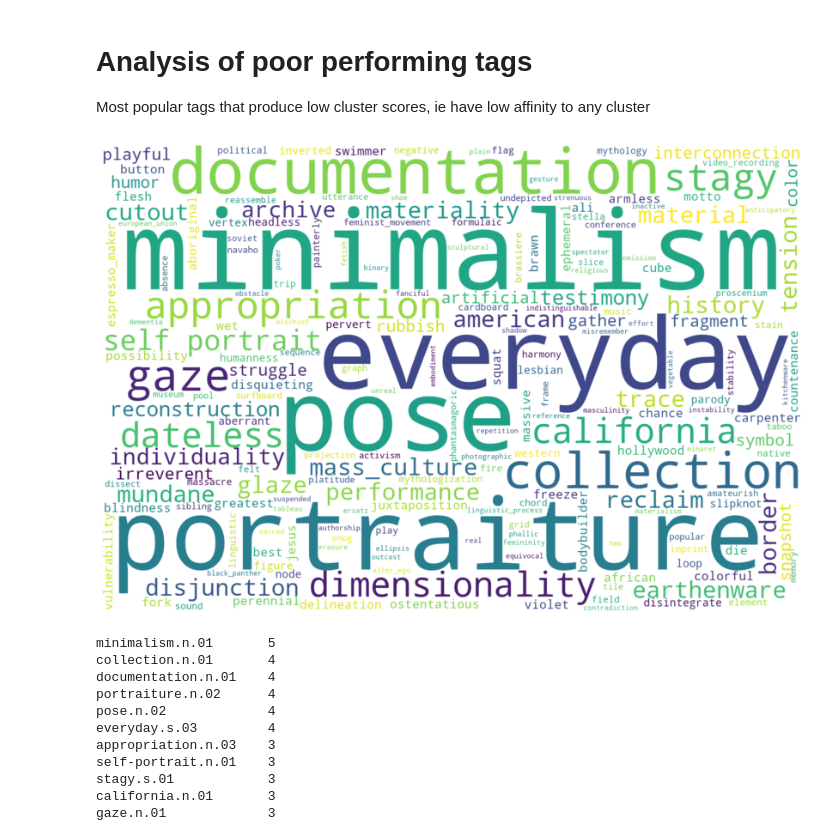
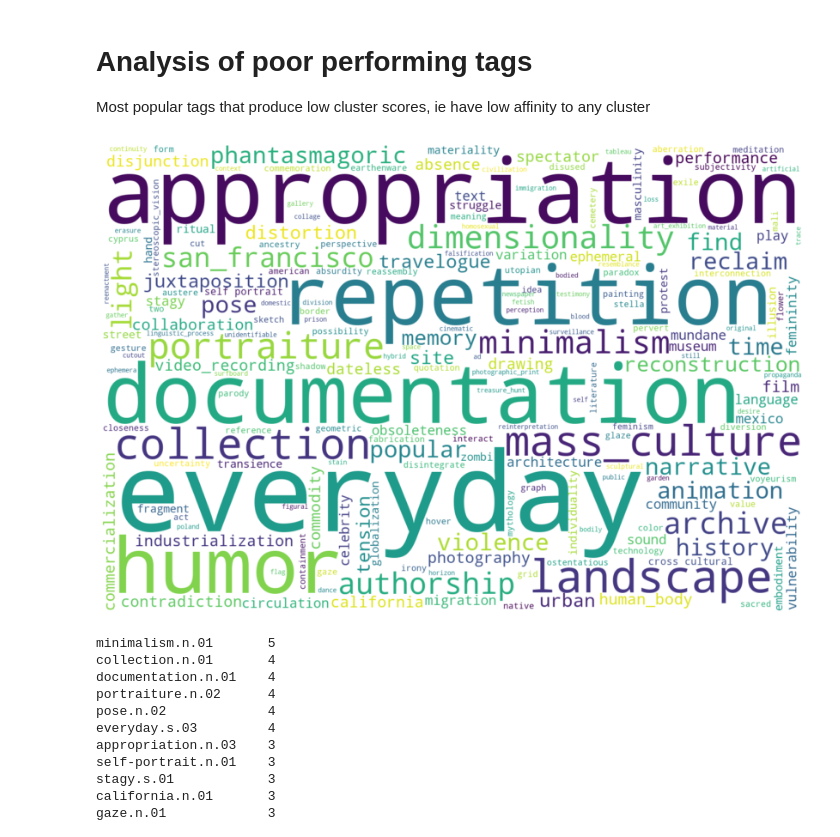
Before and after one commit to darenr/kadist-autotagging, a Jupyter notebook: Kadist Tagged Corpus.ipynb, the cells around one changed output. Saved outputs shown, nothing was run; the diff lists cells and outputs as text; code cells hidden in the pictures.

```diff
--- a/Kadist Tagged Corpus.ipynb
+++ b/Kadist Tagged Corpus.ipynb
@@ -11,7 +11,13 @@ from ast import literal_eval
 df = pd.read_csv('results/kadist_assignments.csv')
 
 # convert list coluumns to actual lists
-for col in ['user_tags', 'clusters_formatted', 'superclusters_formatted', 'superclusters_no_scores', 'clusters_no_scores']:
+for col in [
+        'machine_tags', 'user_tags', 'user_superclusters_formatted',
+        'user_superclusters_no_scores','user_clusters_formatted', 'user_clusters_no_scores',
+        'machine_superclusters_formatted', 'machine_superclusters_no_scores',
+        'machine_clusters_formatted', 'machine_clusters_no_scores'
+    ]:
     df[col] = df[col].apply(lambda x: literal_eval(x))
+
 df.head()
 # %% [output]
@@ -39,22 +65,22 @@ pd.Series(df.superclusters_no_scores.sum()).value_counts().plot.pie(ax=ax2);
 
 Most popular tags that produce low cluster scores, ie have low affinity to any cluster
 # %%
-df_low_corr_works = df[df.clusters_sum_of_scores < df.clusters_sum_of_scores.mean()/2]
+df_low_corr_works = df[df.user_clusters_sum_of_scores < df.user_clusters_sum_of_scores.mean()/1.414]
 
 tags = df_low_corr_works.user_tags.sum()
 
 wc = WordCloud(
     background_color='white',
     colormap = 'viridis',
     width=1500,
     height=1000,
     random_state=42).generate(' '.join([x.split('.')[0] for x in tags]))
 plt.figure(figsize=(15,10))
 plt.imshow(wc, interpolation="bilinear")
 plt.axis("off")
 plt.show()
 # %% [output]
-[figure, old version]
+[figure, new version]
 # %%
 pd.Series(tags).value_counts().head(15)
 # %% [output]
```
Also changed, not shown: parts of 5 cells of this notebook, 3 other files.
